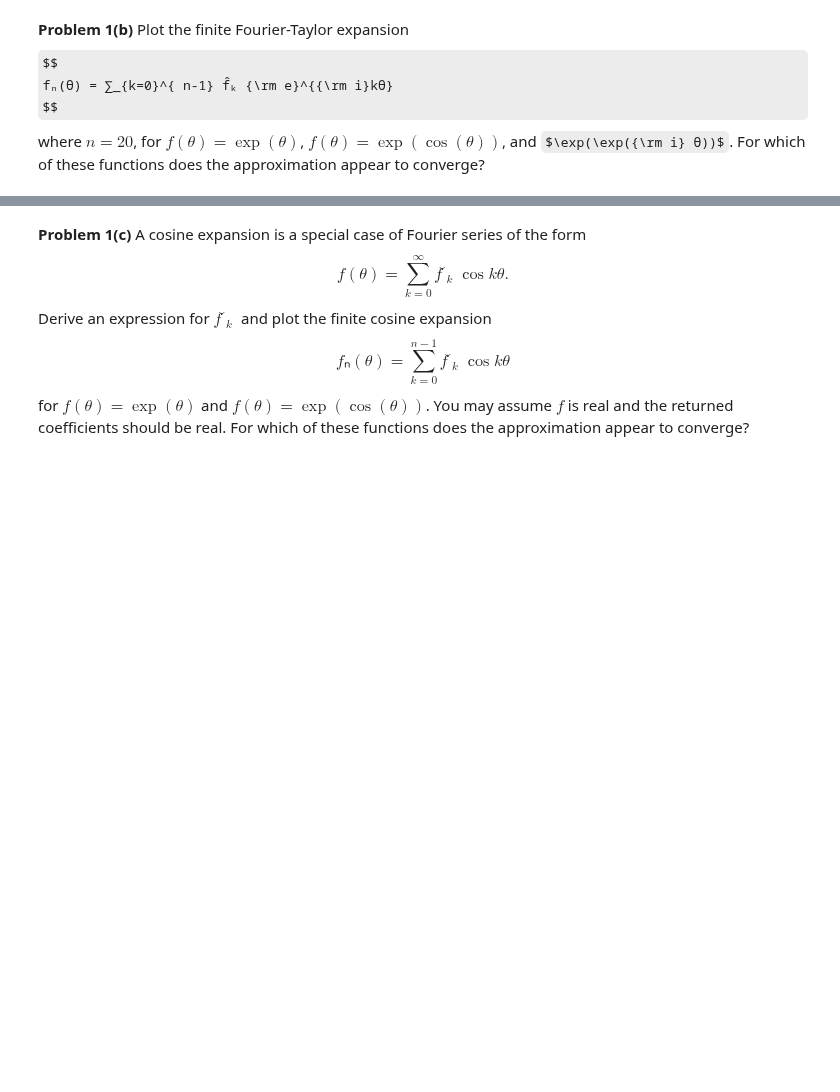
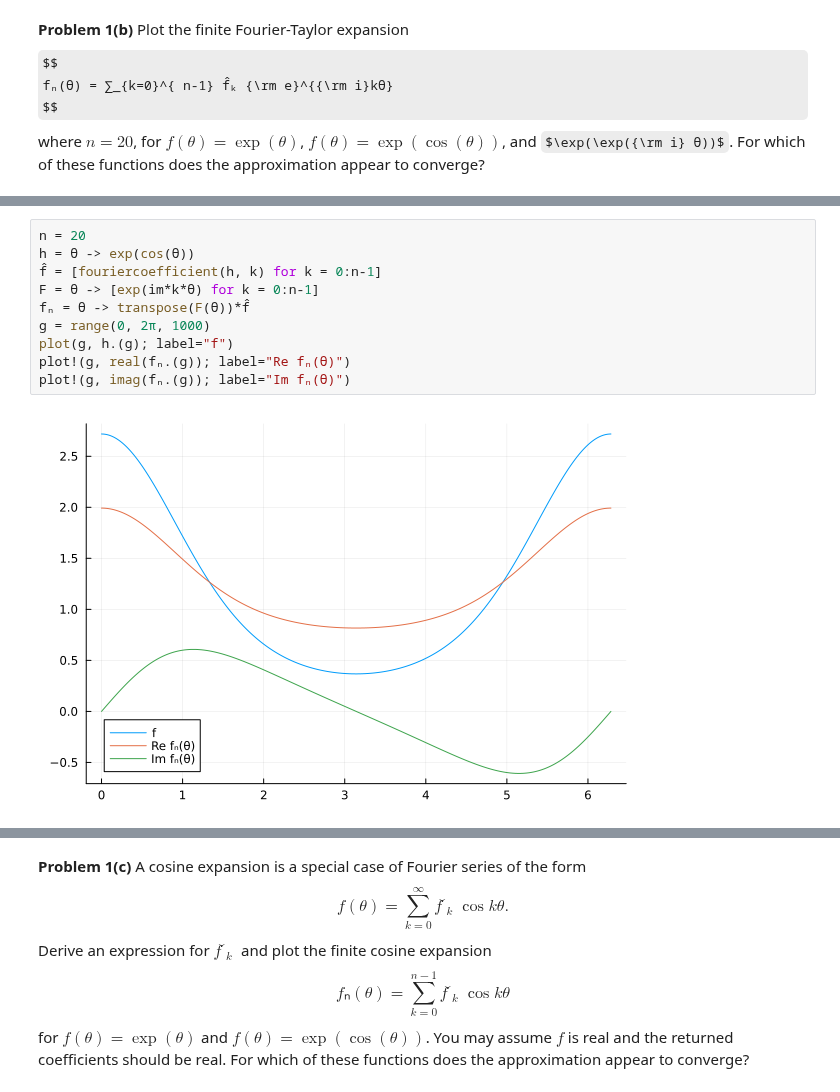
Before and after one commit to lovelife383/MATH50003NumericalAnalysis, a Jupyter notebook: labs/lab8.ipynb, the cells around one changed output, grey strips where cells are left out. Drawn from its saved outputs; the diff is of its cells as text; some formulas as TeX source; blank space fills up the shorter version.

```diff
--- a/labs/lab8.ipynb
+++ b/labs/lab8.ipynb
@@ -126,0 +158,12 @@ n = 20
+# %%
+n = 20
+h = θ -> exp(cos(θ))
+f̂ = [fouriercoefficient(h, k) for k = 0:n-1]
+F = θ -> [exp(im*k*θ) for k = 0:n-1]
+fₙ = θ -> transpose(F(θ))*f̂
+g = range(0, 2π, 1000)
+plot(g, h.(g); label="f")
+plot!(g, real(fₙ.(g)); label="Re fₙ(θ)")
+plot!(g, imag(fₙ.(g)); label="Im fₙ(θ)")
+# %% [output]
+[figure, added]
```
Also changed, not shown: parts of 5 cells of this notebook.
